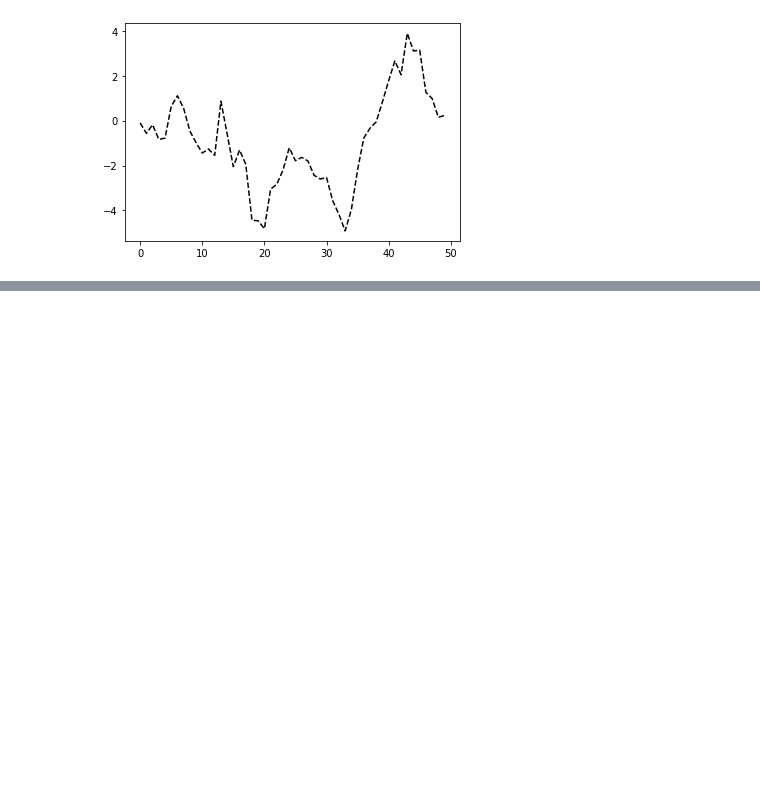
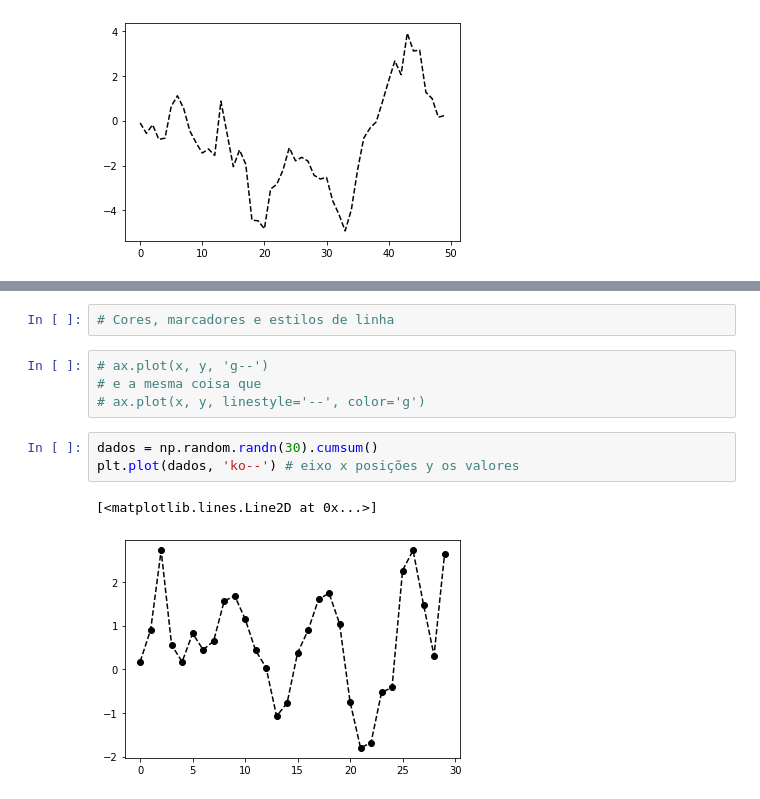
Before and after one commit to Kaiquenakao/plotagem-visualizacao, a Jupyter notebook: plotagem.ipynb, the cells around one changed output, grey strips where cells are left out. Cells and saved outputs as stored; diff of their text form; blank space fills up the shorter version.

Commit message:
Cores, marcores e estilo de linha

```diff
--- a/plotagem.ipynb
+++ b/plotagem.ipynb
@@ -87,0 +88,12 @@ plt.subplots_adjust(wspace=0, hspace=0)
+# %%
+# Cores, marcadores e estilos de linha
+# %%
+# ax.plot(x, y, 'g--')
+# e a mesma coisa que
+# ax.plot(x, y, linestyle='--', color='g')
+# %%
+dados = np.random.randn(30).cumsum()
+plt.plot(dados, 'ko--') # eixo x posições y os valores
+# %% [output]
+[<matplotlib.lines.Line2D at 0x...>]
+[figure, added]
```
Also changed, not shown: parts of 23 cells of this notebook.
